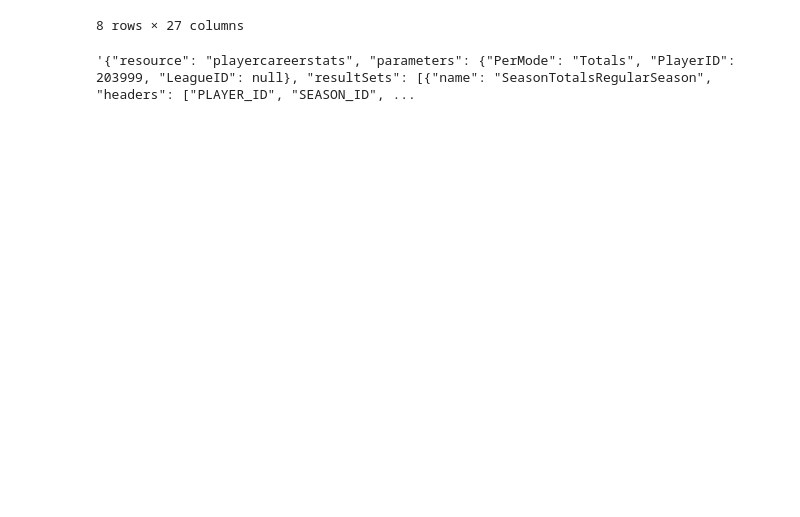
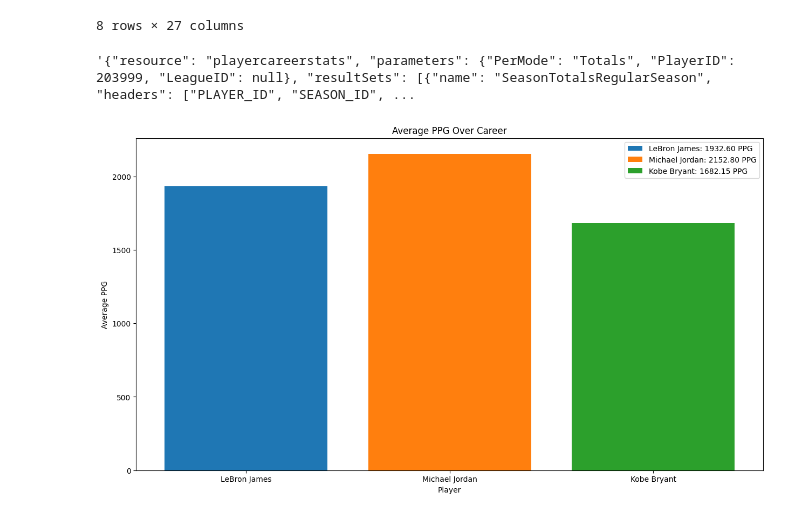
Before and after one commit to RaymondCJA/nba_DE_analysis, a Jupyter notebook: main_proj.ipynb, the cells around one changed output. Cells and saved outputs as stored; diff of their text form; code cells hidden in the pictures; blank space fills up the shorter version.

Commit message:
plotted ppg graphs

```diff
--- a/main_proj.ipynb
+++ b/main_proj.ipynb
@@ -33,3 +50,58 @@ career_data
 career_json
 # %% [output]
 '{"resource": "playercareerstats", "parameters": {"PerMode": "Totals", "PlayerID": 203999, "LeagueID": null}, "resultSets": [{"name": "SeasonTotalsRegularSeason", "headers": ["PLAYER_ID", "SEASON_ID", ...
+# %%
+import pandas as pd
+from nba_api.stats.static import players
+from nba_api.stats.endpoints import PlayerCareerStats
+import matplotlib.pyplot as plt
+
+# Function to get player career data
+def get_player_career_data(player_name):
+    player_dict = players.get_players()
+    player = [player for player in player_dict if player['full_name'] == player_name][0]
+    player_id = player['id']
+
+    career = PlayerCareerStats(player_id=player_id)
+    career_dict = career.get_dict()
+
+    # MultiIndex column creation
+    header_1 = ['General Info'] * 5
+    header_2 = career_dict['resultSets'][0]['headers']
+
+    col = pd.MultiIndex.from_arrays([header_1 + ['Stats'] * (len(header_2) - 5), header_2])
+
+    career_data = pd.DataFrame(career_dict['resultSets'][0]['rowSet'], columns=col)
+    return career_data
+
+# Players we're interested in
+player_names = ["LeBron James", "Michael Jordan", "Kobe Bryant"]
+
+# Fetch their career data
+all_data = {}
+for player_name in player_names:
+    all_data[player_name] = get_player_career_data(player_name)
+
+# Function to calculate average PPG for each season
+def calculate_avg_ppg(player_data):
+    return player_data['Stats']['PTS'].mean()
+
+# Calculate average PPG
+avg_ppg_data = {}
+for player_name, data in all_data.items():
+    avg_ppg_data[player_name] = calculate_avg_ppg(data)
+
+# Plotting
+plt.figure(figsize=(15, 8))
+seasons = range(1, len(player_names) + 1)
+
+for player_name, avg_ppg in avg_ppg_data.items():
+    plt.bar(player_name, avg_ppg, label=f"{player_name}: {avg_ppg:.2f} PPG")
+
+plt.title("Average PPG Over Career")
+plt.xlabel("Player")
+plt.ylabel("Average PPG")
+plt.legend()
+plt.show()
+# %% [output]
+[figure, added]
```
Also changed, not shown: parts of 13 cells of this notebook.
